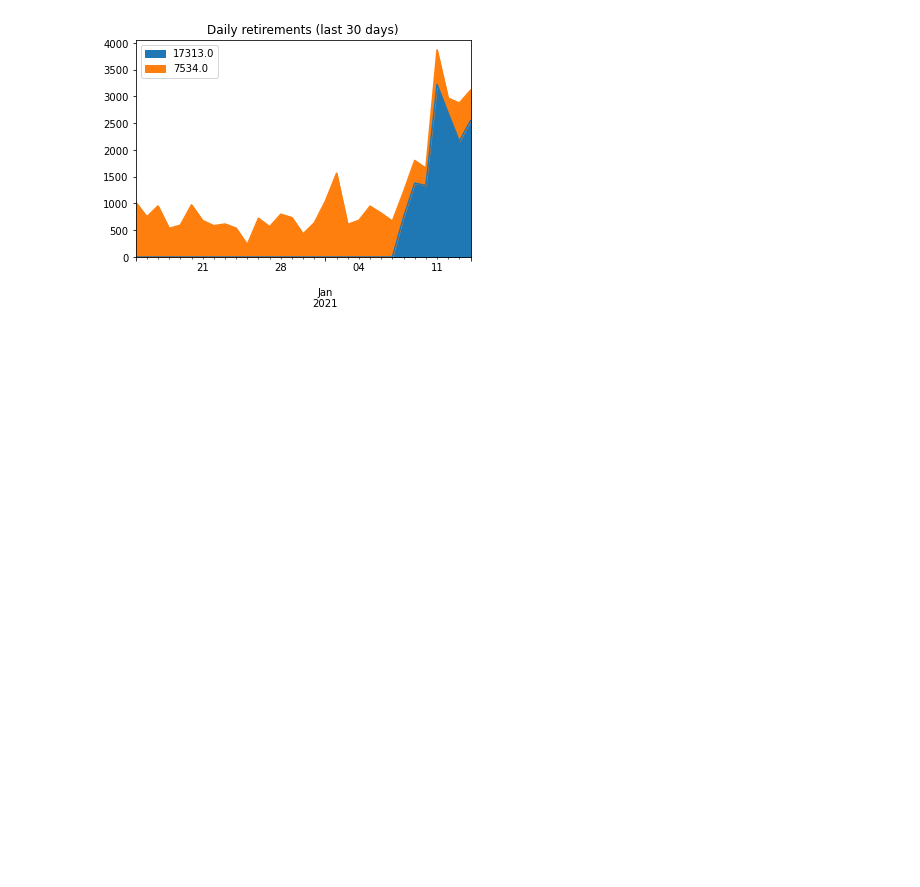
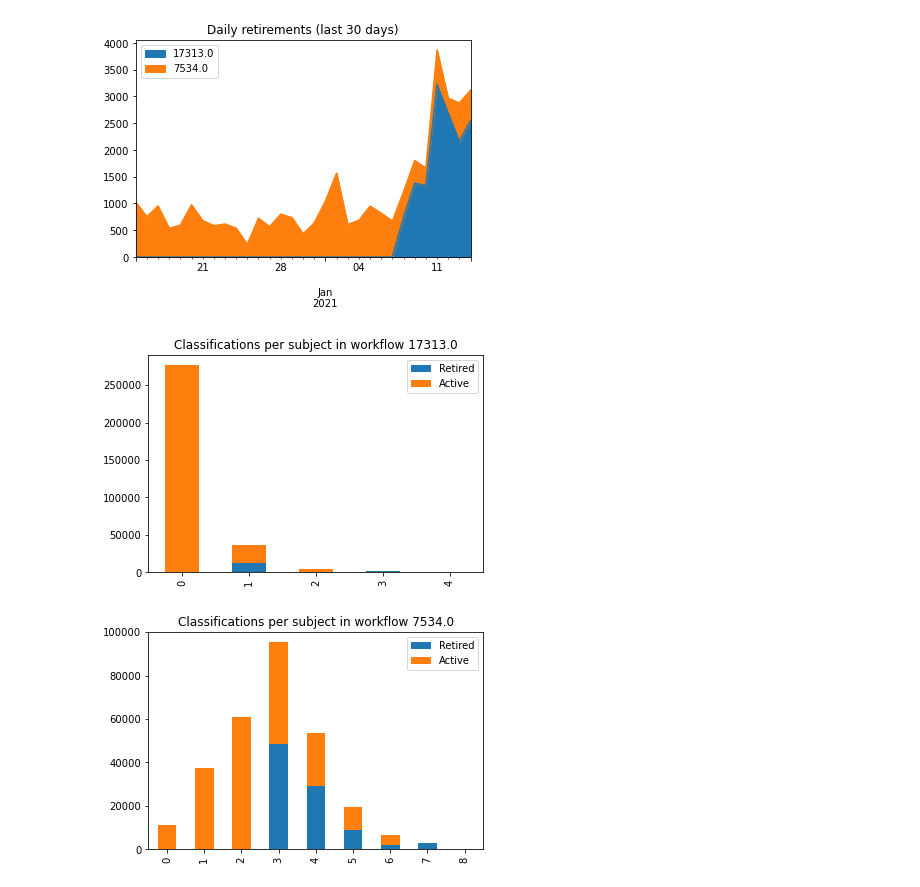
Before and after one commit to adammcmaster/superwasp-tools, a Jupyter notebook: zooniverse_retirement.ipynb, the cells around one changed output. Drawn from its saved outputs; the diff is of its cells as text; code cells hidden in the pictures; blank space fills up the shorter version.

Commit message:
Add classification counts per subject

```diff
--- a/zooniverse_retirement.ipynb
+++ b/zooniverse_retirement.ipynb
@@ -5,15 +5,19 @@ import pandas
 import swasputils
 # %%
 zoo_subjects = swasputils.ZooniverseSubjects()
+# %%
+SKIP_WORKFLOWS = {5214,17339}
 # %%
-workflow_counts = {}
+retirement_counts = {}
 for workflow_id, workflow_subjects in zoo_subjects.workflows.items():
-    retirement_dates = workflow_subjects.df[workflow_subjects.df['retired_at'].notna()]['retired_at']
+    if workflow_id in SKIP_WORKFLOWS:
+        continue
+    retirement_dates = workflow_subjects.retired['retired_at']
     if len(retirement_dates.index) == 0:
         continue
     retirement_dates = retirement_dates.value_counts()
     retirement_dates.index = pandas.to_datetime(retirement_dates.index)
     retirement_dates.name = workflow_id
-    workflow_counts[workflow_id] = retirement_dates.resample('1D').count()
-workflow_counts = pandas.DataFrame(workflow_counts)
+    retirement_counts[workflow_id] = retirement_dates.resample('1D').count()
+retirement_counts = pandas.DataFrame(retirement_counts)
 # %%
@@ -41,3 +45,18 @@ workflow_counts[
 # %% [output]
 <matplotlib.axes._subplots.AxesSubplot at 0x...>
 [figure]
+# %%
+for workflow_id, workflow_subjects in zoo_subjects.workflows.items():
+    if workflow_id in SKIP_WORKFLOWS:
+        continue
+    pandas.DataFrame({
+        'Retired': workflow_subjects.retired['classifications_count'].value_counts(),
+        'Active': workflow_subjects.active['classifications_count'].value_counts(),
+    }).plot(
+        title="Classifications per subject in workflow {}".format(workflow_id),
+        stacked=True,
+        kind='bar'
+    )
+# %% [output]
+[figure, added]
+[figure, added]
```
Also changed, not shown: parts of 3 cells of this notebook, 1 other file.
